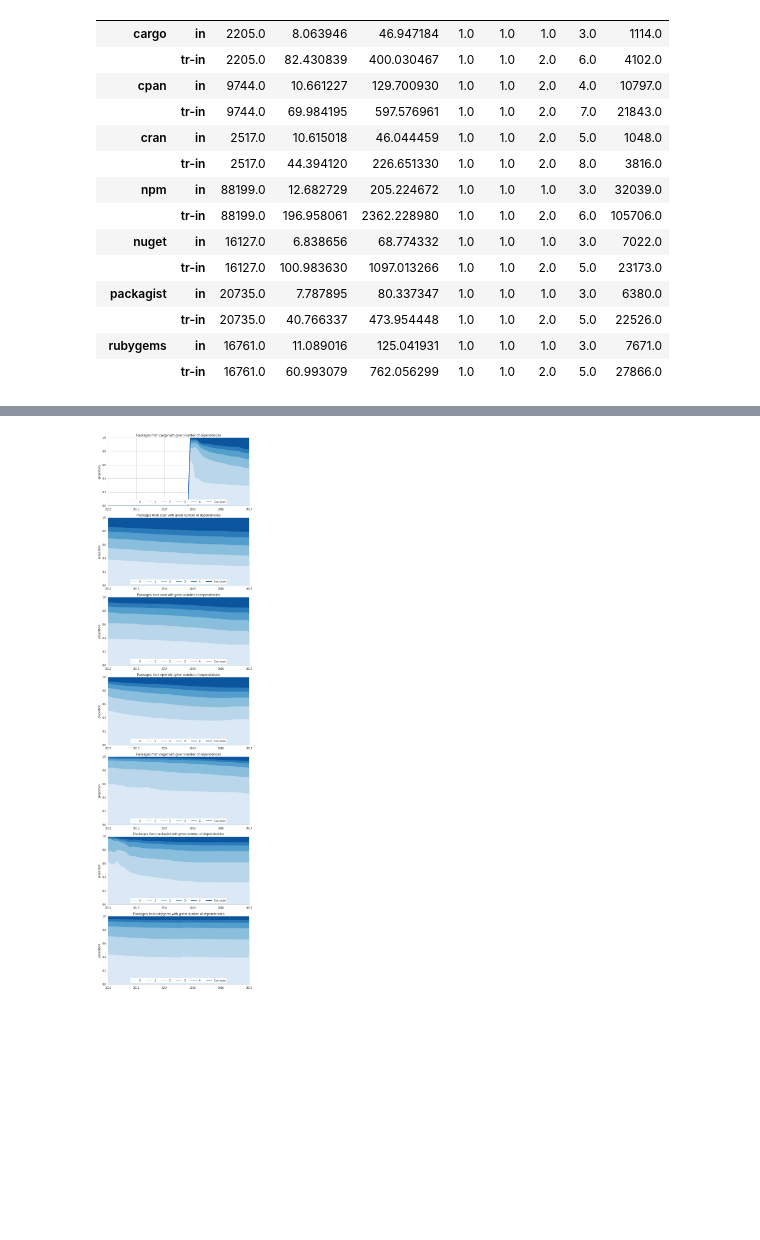
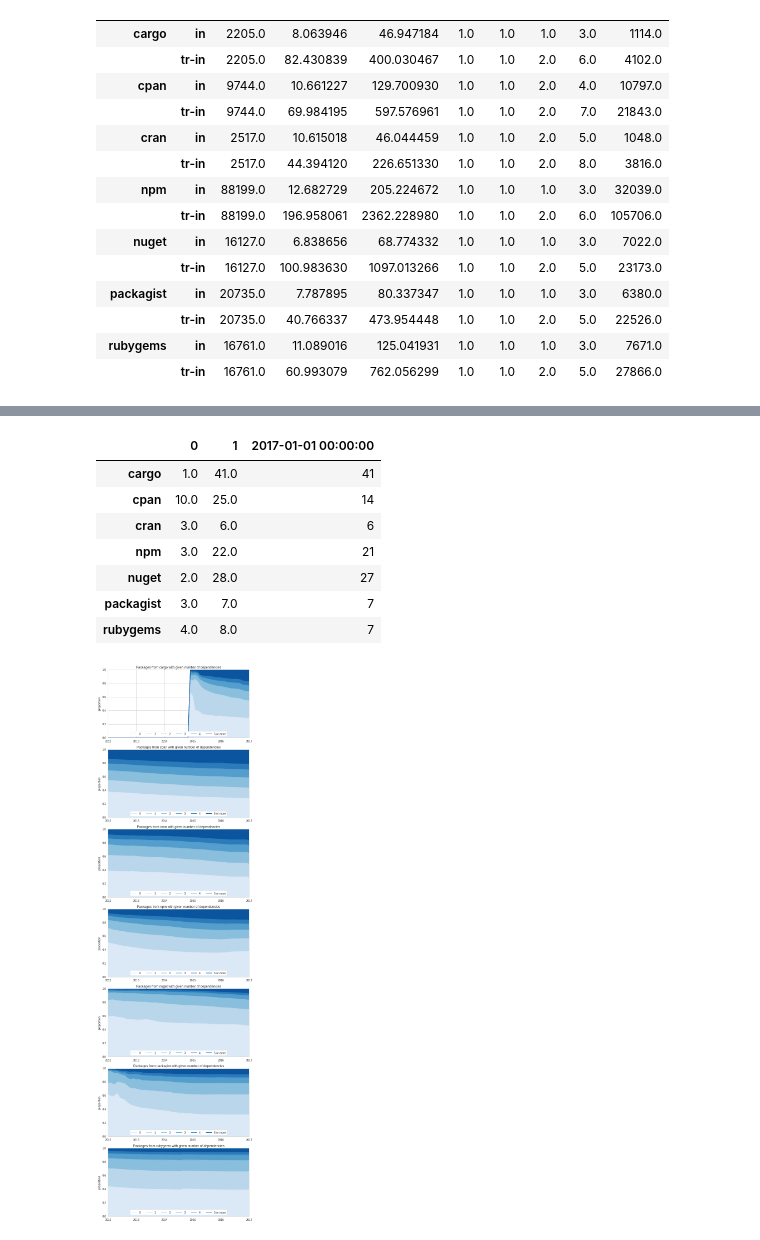
Before and after one commit to AlexandreDecan/ecos-emse, a Jupyter notebook: notebooks/Graphs metrics.ipynb, the cells around one changed output, grey strips where cells are left out. Drawn from its saved outputs; the diff is of its cells as text; code cells hidden in the pictures; blank space fills up the shorter version.

```diff
--- a/notebooks/Graphs metrics.ipynb
+++ b/notebooks/Graphs metrics.ipynb
@@ -410,3 +410,14 @@ savefig(figure, 'graph_median_transitive_dependencies')
+# %%
+pandas.concat([df.min(), df.max(), df.iloc[-1]], axis=1)
+# %% [output]
+|  | 0 | 1 | 2017-01-01 00:00:00 |
+| cargo | 1.0 | 41.0 | 41 |
+| cpan | 10.0 | 25.0 | 14 |
+| cran | 3.0 | 6.0 | 6 |
+| npm | 3.0 | 22.0 | 21 |
+| nuget | 2.0 | 28.0 | 27 |
+| packagist | 3.0 | 7.0 | 7 |
+| rubygems | 4.0 | 8.0 | 7 |
 # %%
 figure, axes = matplotlib.pyplot.subplots(nrows=len(ECOSYSTEMS))
 figure.set_size_inches((FIG_SIZE[0], FIG_SIZE[1] * len(ECOSYSTEMS)))
```
Also changed, not shown: parts of 1 cell of this notebook, 1 other file.
